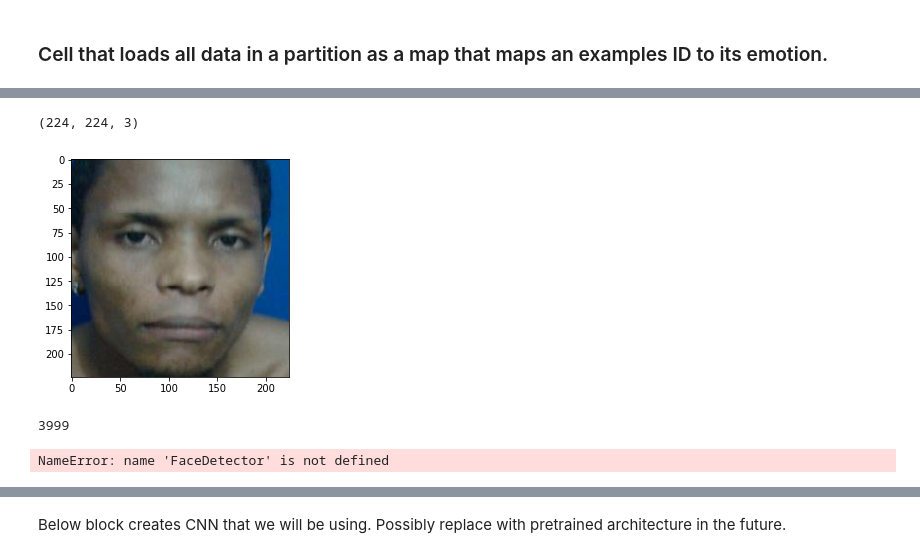
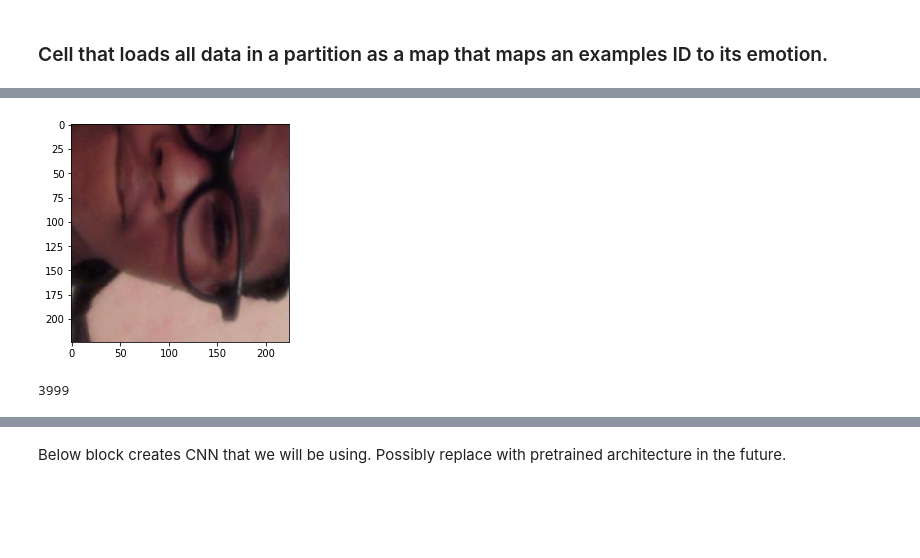
Before and after one commit to ChipHennig/group6_discoveryworld_CNN, a Jupyter notebook: app/Training Notebook.ipynb, the cells around one changed output, grey strips where cells are left out. Drawn from its saved outputs; the diff is of its cells as text; code cells hidden in the pictures; blank space fills up the shorter version.

```diff
--- a/app/Training Notebook.ipynb
+++ b/app/Training Notebook.ipynb
@@ -40,8 +27,7 @@ def load_image(image_id, partition_folder):
 # %%
 def display_image(image_id):
 
-    image = mpimg.imread(f"/data/datasets/affectNet/val_set/images/{image_id}.jpg")
-    print(image.shape)
+    image = mpimg.imread(f"/data/datasets/affectNet/train_set/images/{image_id}.jpg")
     plt.imshow(image)
     plt.show()
 # %%
@@ -72,12 +54,6 @@ print(image_id)
 # %%
-display_image(image_id)
+display_image(375709)
 print(len(validation_examples))
 # %% [output]
+[figure, new version]
-(224, 224, 3)
+3999
-[figure, old version]
-3999
-# %%
-face_detector = FaceDetector()
-face_detector.detect_face_from_image(f"/data/datasets/affectNet/val_set/images/{image_id}.jpg", confidence_threshold=0.9)
-# %% [output]
-NameError: name 'FaceDetector' is not defined
```
Also changed, not shown: parts of 8 cells of this notebook, 11 other files.
